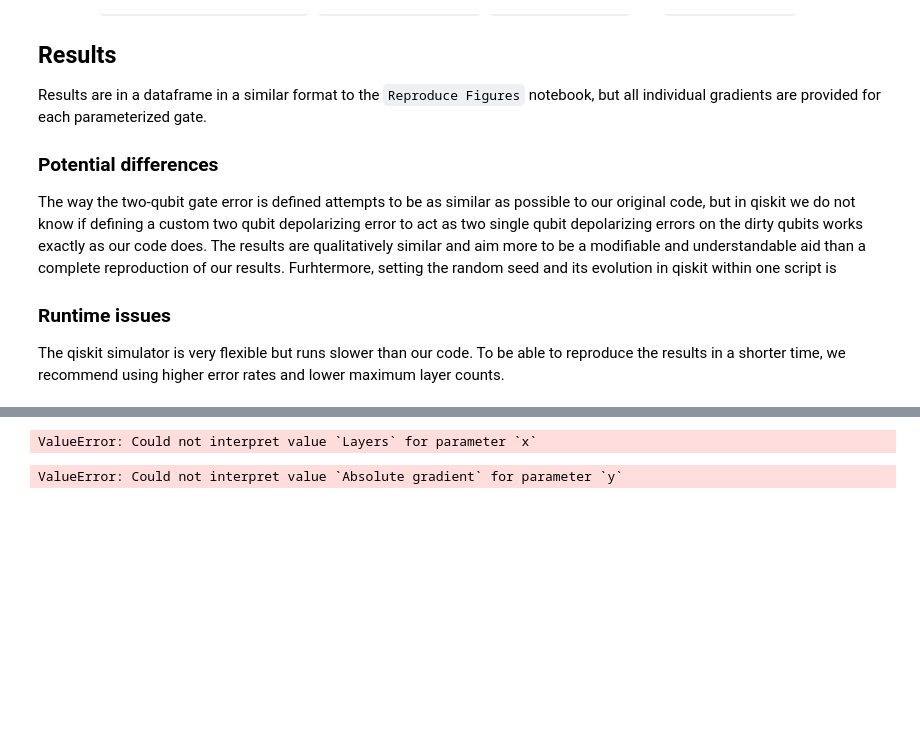
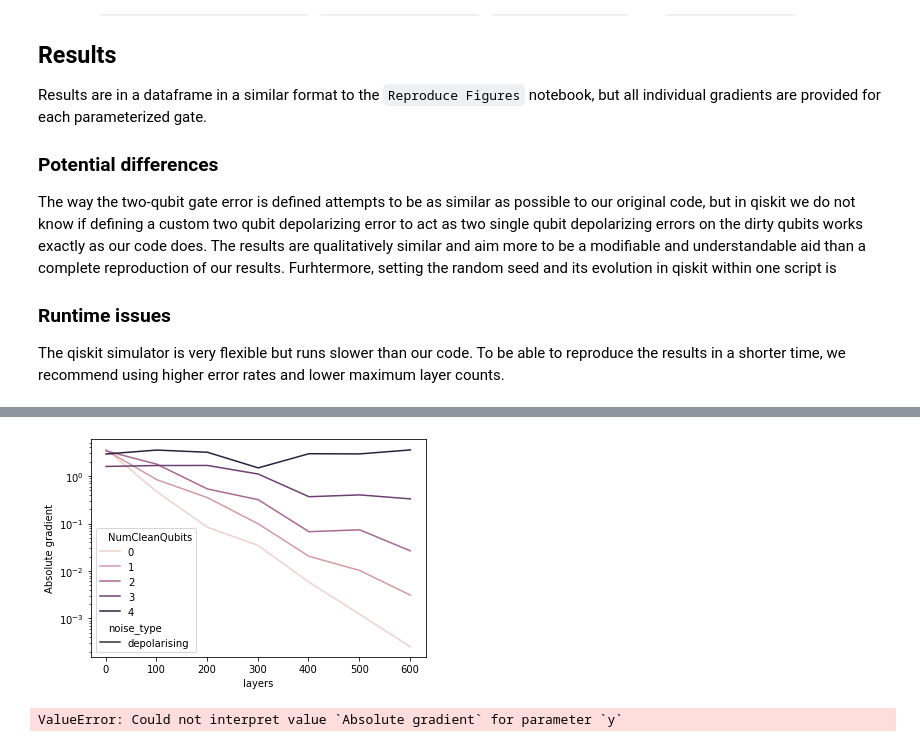
Before and after one commit to danielbultrini/Clean_Dirty_Qubits, a Jupyter notebook: Recreate data.ipynb, the cells around one changed output, grey strips where cells are left out. Drawn from its saved outputs; the diff is of its cells as text; code cells hidden in the pictures; blank space fills up the shorter version.

```diff
--- a/Recreate data.ipynb
+++ b/Recreate data.ipynb
@@ -30,8 +46,9 @@ else: #use precomputed results
 # %%
-g = sns.lineplot(data=df, x="Layers", y="Absolute gradient", hue=r"$n_d$", style='Setup:', ci=None,estimator=np.mean)
+df['Absolute gradient'] = np.abs(df['Grad'])
+g = sns.lineplot(data=df, x="layers", y="Absolute gradient", hue=r"NumCleanQubits", style='noise_type', ci=None,estimator=np.mean)
 g.set_yscale("log")
 # %% [output]
-ValueError: Could not interpret value `Layers` for parameter `x`
+[figure, added]
 # %%
 df2 = pd.read_pickle('results/S_1-1_L_1-11_Q_4_depolarising_0.002425.pkl')
 g = sns.lineplot(data=df2, x="Layers", y="Absolute gradient", hue=r"$n_d$", style='Setup:', ci=None,estimator=np.mean)
```
Also changed, not shown: parts of 1 cell of this notebook, 8 other files.
